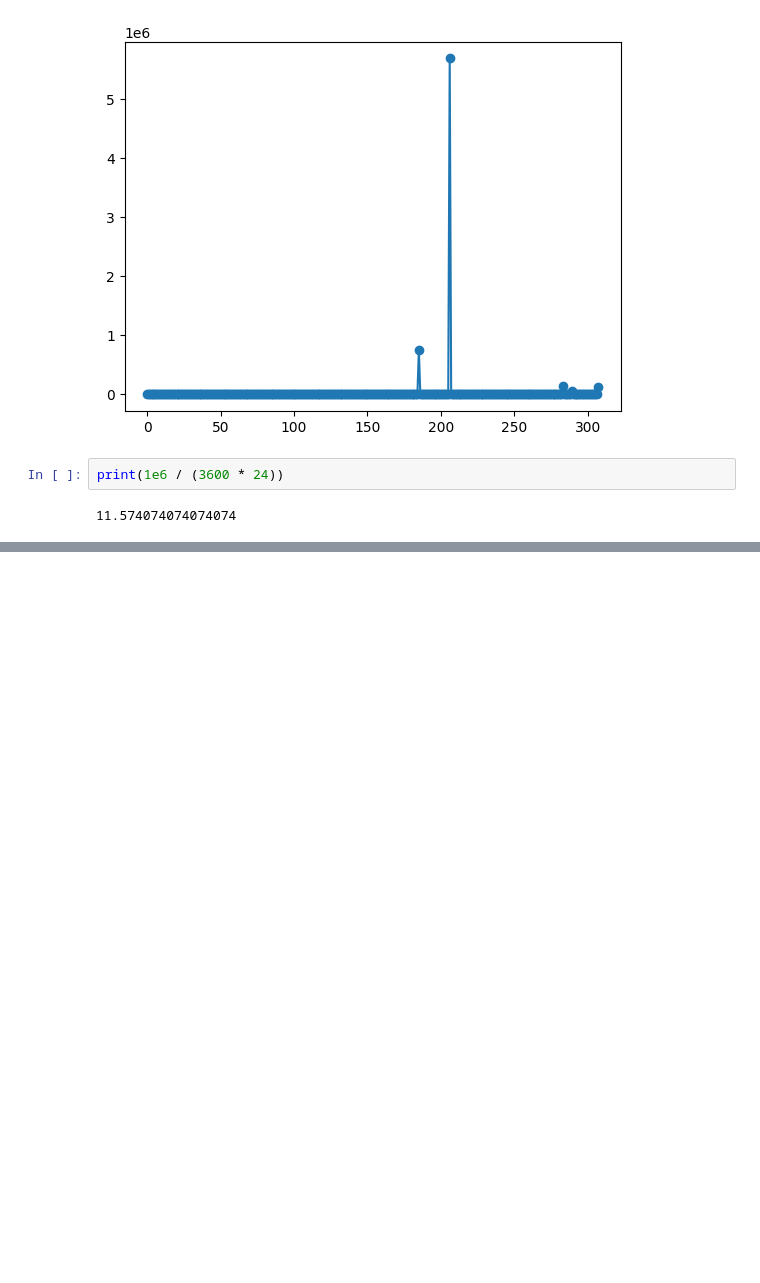
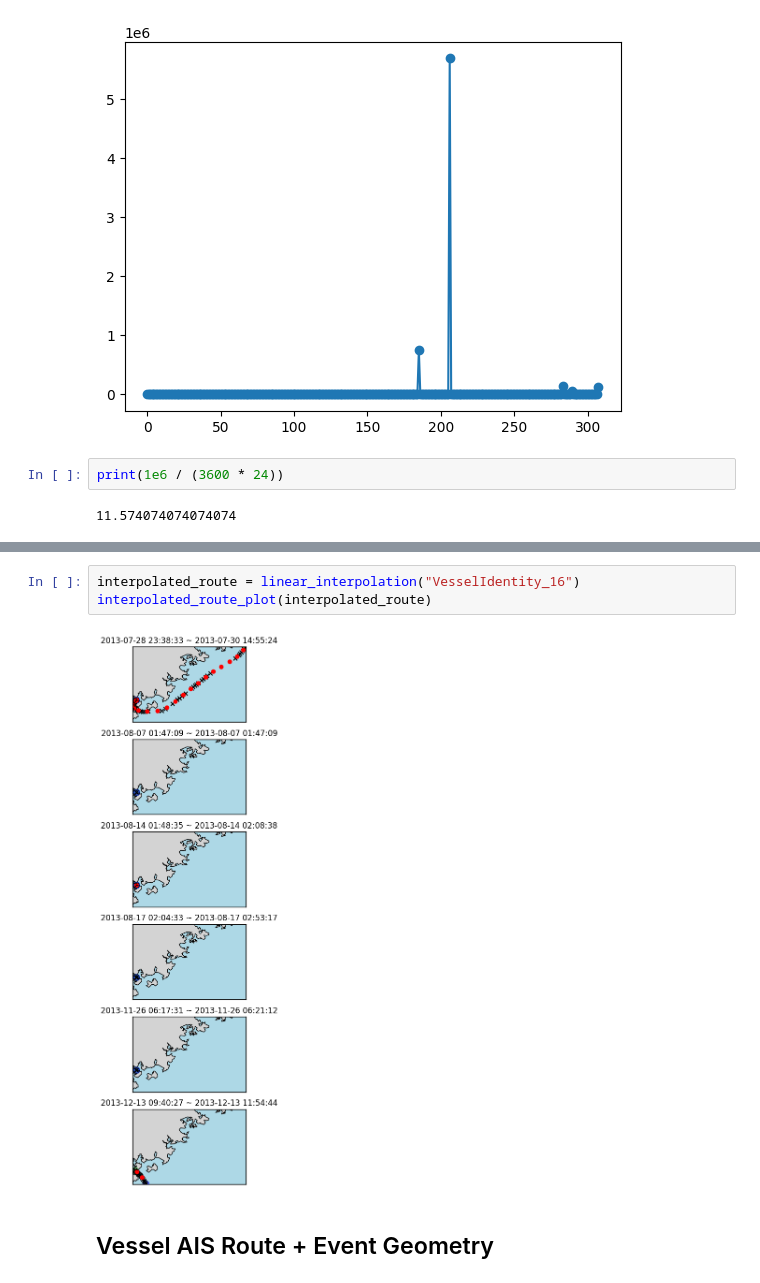
Before and after one commit to csian98/isi-knowledge-graph-analysis, a Jupyter notebook: notebook/Sian_EDA_250203.ipynb, the cells around one changed output, grey strips where cells are left out. Cells and saved outputs as stored; diff of their text form; blank space fills up the shorter version.

```diff
--- a/notebook/Sian_EDA_250203.ipynb
+++ b/notebook/Sian_EDA_250203.ipynb
@@ -225,0 +250,7 @@ interpolated_route_plot(interpolated_route)
+# %%
+interpolated_route = linear_interpolation("VesselIdentity_16")
+interpolated_route_plot(interpolated_route)
+# %% [output]
+[figure, added]
+# %% [markdown]
+## Vessel AIS Route + Event Geometry
```
Also changed, not shown: parts of 16 cells of this notebook.
